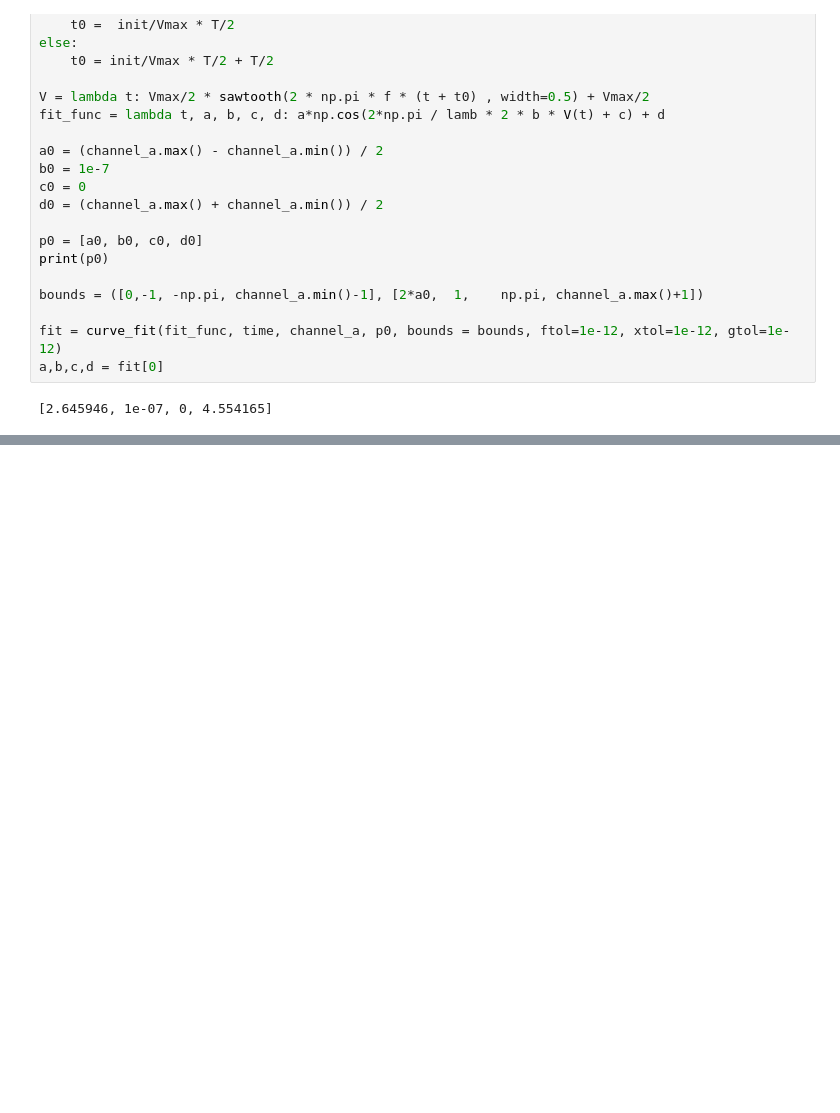
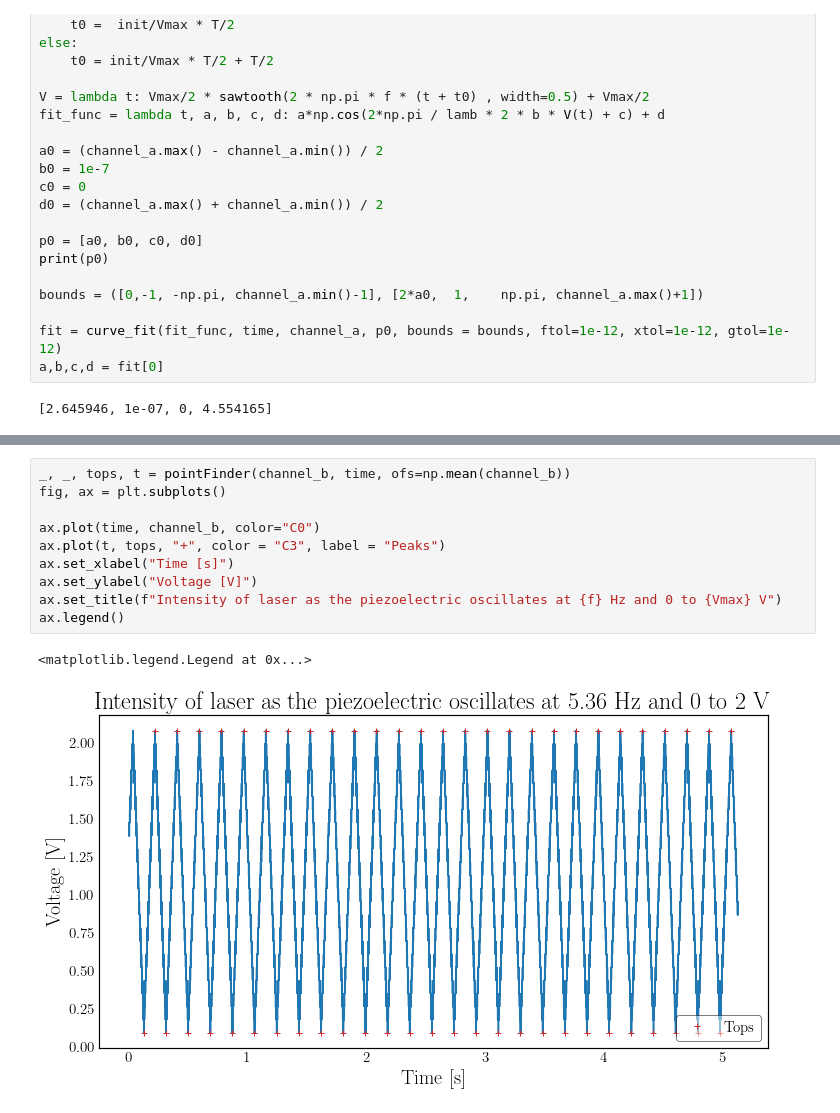
Before and after one commit to Emiliuhre/Labgruppe-Eksperimentiel-Fysik-2, a Jupyter notebook: Exercise 2/Databehandling/Databehandling.ipynb, the cells around one changed output, grey strips where cells are left out. Saved outputs shown, nothing was run; the diff lists cells and outputs as text; blank space fills up the shorter version.

Commit message:
Funktion til at finde top og bund lavet

```diff
--- a/Exercise 2/Databehandling/Databehandling.ipynb
+++ b/Exercise 2/Databehandling/Databehandling.ipynb
@@ -80,0 +129,13 @@ ax.legend()
+# %%
+_, _, tops, t = pointFinder(channel_b, time, ofs=np.mean(channel_b))
+fig, ax = plt.subplots()
+
+ax.plot(time, channel_b, color="C0")
+ax.plot(t, tops, "+", color = "C3", label = "Peaks")
+ax.set_xlabel("Time [s]")
+ax.set_ylabel("Voltage [V]")
+ax.set_title(f"Intensity of laser as the piezoelectric oscillates at {f} Hz and 0 to {Vmax} V")
+ax.legend()
+# %% [output]
+<matplotlib.legend.Legend at 0x...>
+[figure, added]
```
Also changed, not shown: parts of 4 cells of this notebook.
